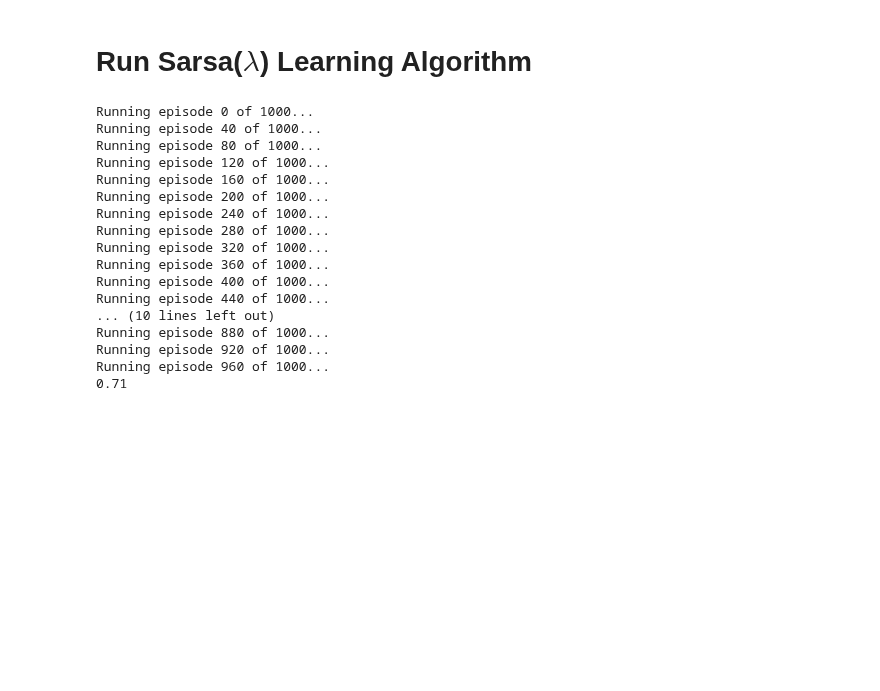
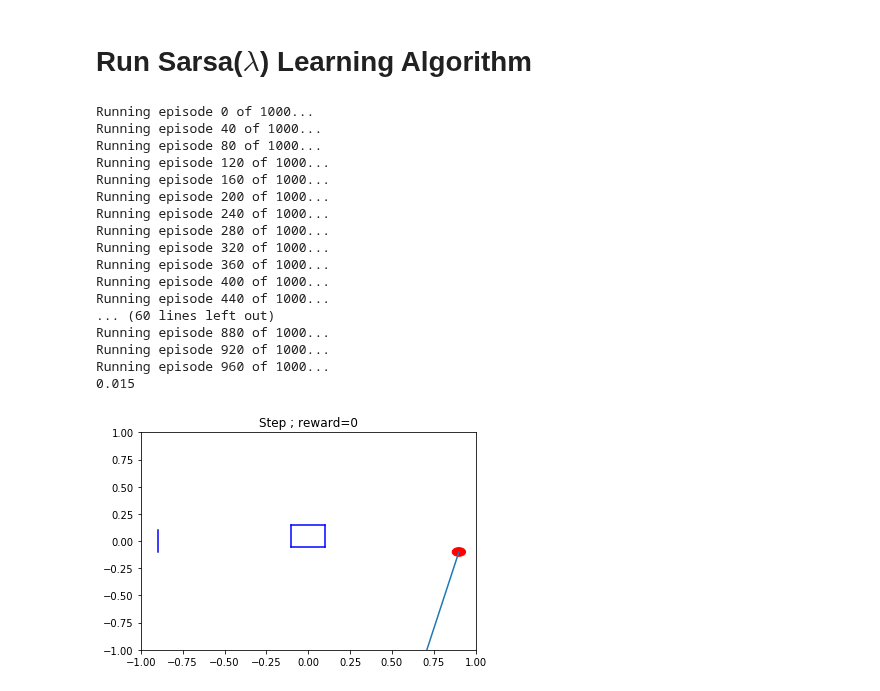
Before and after one commit to Rarell/CS_4033-5033_Porject_1, a Jupyter notebook: Models/Sarsa-Lambda-Learning_model.ipynb, the cells around one changed output. Drawn from its saved outputs; the diff is of its cells as text; code cells hidden in the pictures; blank space fills up the shorter version.

Commit message:
Reran Sarsa and Sarsa lambda models with fixed file writing and uniform reward system.

```diff
--- a/Models/Sarsa-Lambda-Learning_model.ipynb
+++ b/Models/Sarsa-Lambda-Learning_model.ipynb
@@ -30,7 +30,7 @@ def print_matrix(name, matrix):
 # Restart the environment
 env = EnvironmentState()
 
-env.target_hit_reward = 25
+env.target_hit_reward = 1
 env.obstruction_hit_reward = -1
 env.no_hit_reward = 0
 
@@ -55,7 +55,7 @@ NUM_STEPS = 100 # Number of steps in an episode
 NUM_EPISODES = 1000
 
 alpha = 0.02
-Lambdas = [0.25]
+Lambdas = [0.33, 0.66, 1.00]
 
 eps   = 0.01
 gamma = 0.90
@@ -152,35 +152,36 @@ for Lambda in Lambdas:
                 R_SUM[episode] = np.sum(R_vector)
                 MSE[episode]  = np.var(R_vector) # For the unbiased case, the RSE is the variance
                 break
 
     # assemble trial collection
     trials[Lambda] = dict(
         Q=Q,
         hits=hits,
         R_SUM=R_SUM,
         MSE=MSE,
     )
 
 # print(hits)
 print(np.sum(hits)/len(hits))
 # %% [output]
 Running episode 0 of 1000...
 Running episode 40 of 1000...
 Running episode 80 of 1000...
 Running episode 120 of 1000...
 Running episode 160 of 1000...
 Running episode 200 of 1000...
 Running episode 240 of 1000...
 Running episode 280 of 1000...
 Running episode 320 of 1000...
 Running episode 360 of 1000...
 Running episode 400 of 1000...
 Running episode 440 of 1000...
-... (10 lines left out)
+... (60 lines left out)
 Running episode 880 of 1000...
 Running episode 920 of 1000...
 Running episode 960 of 1000...
-0.71
+0.015
+[figure, added]
 # %%
 for Lambda in trials:
     Lambda_str = '{}'.format(Lambda).replace('.','_')
```
Also changed, not shown: parts of 1 cell of this notebook, 9 other files.
